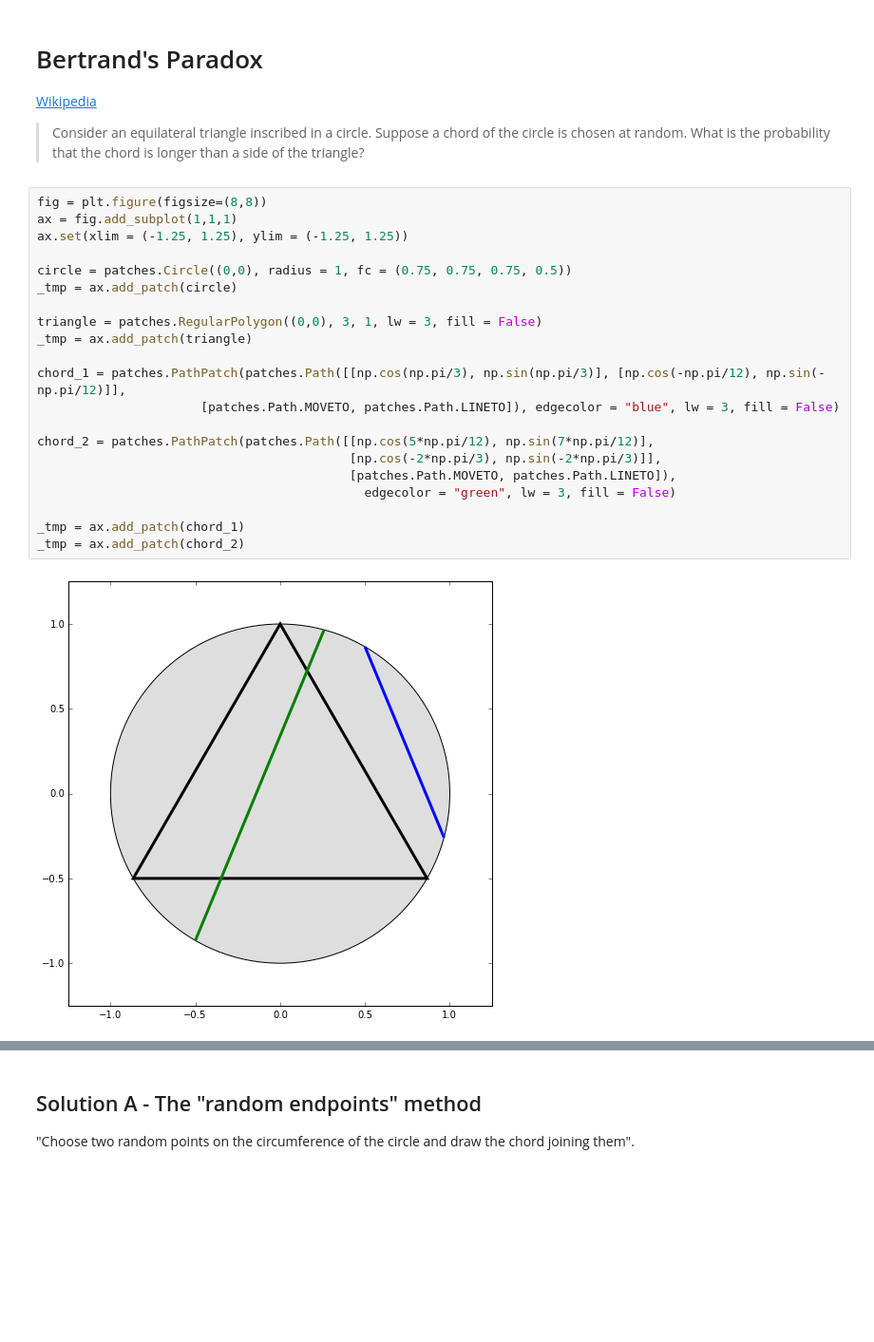
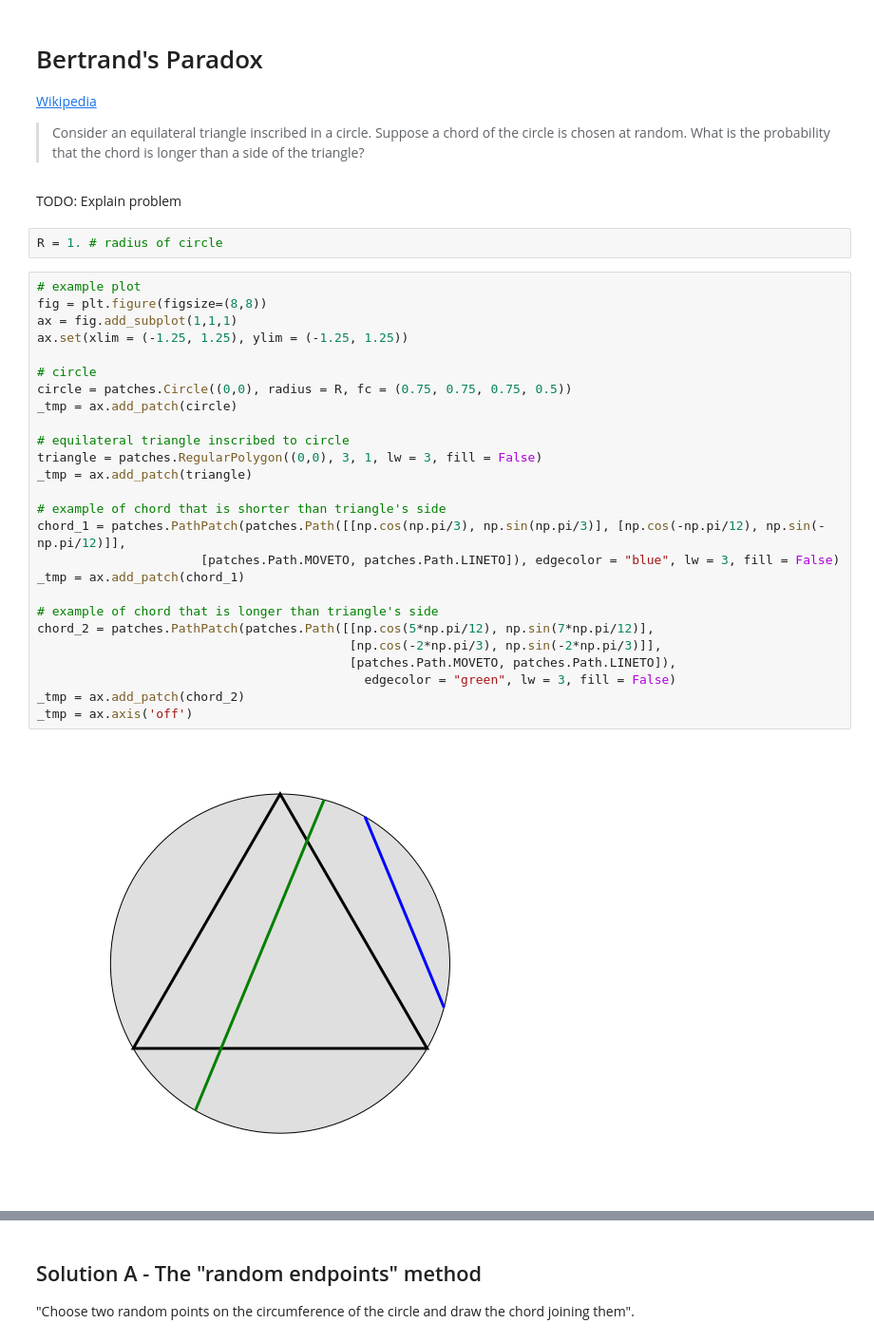
Before and after one commit to mmathioudakis/probability_playground, a Jupyter notebook: probability_playground.ipynb, the cells around one changed output, grey strips where cells are left out. Shown: that part at 95% size. Drawn from its saved outputs; the diff is of its cells as text; blank space fills up the shorter version.

```diff
--- a/probability_playground.ipynb
+++ b/probability_playground.ipynb
@@ -197,29 +197,38 @@ _tmp = ax.bar([1], [100*chances_after], width = 0.5, align = "center", color = "
  > Consider an equilateral triangle inscribed in a circle. Suppose a chord of the circle is chosen at random. What is the probability that the chord is longer than a side of the triangle?
 
 [1]: https://en.wikipedia.org/wiki/Bertrand_paradox_(probability)
+# %% [markdown]
+TODO: Explain problem
+# %%
+R = 1. # radius of circle
 # %%
+# example plot
 fig = plt.figure(figsize=(8,8))
 ax = fig.add_subplot(1,1,1)
 ax.set(xlim = (-1.25, 1.25), ylim = (-1.25, 1.25))
 
-circle = patches.Circle((0,0), radius = 1, fc = (0.75, 0.75, 0.75, 0.5))
+# circle
+circle = patches.Circle((0,0), radius = R, fc = (0.75, 0.75, 0.75, 0.5))
 _tmp = ax.add_patch(circle)
 
+# equilateral triangle inscribed to circle
 triangle = patches.RegularPolygon((0,0), 3, 1, lw = 3, fill = False)
 _tmp = ax.add_patch(triangle)
 
+# example of chord that is shorter than triangle's side
 chord_1 = patches.PathPatch(patches.Path([[np.cos(np.pi/3), np.sin(np.pi/3)], [np.cos(-np.pi/12), np.sin(-np.pi/12)]],
                       [patches.Path.MOVETO, patches.Path.LINETO]), edgecolor = "blue", lw = 3, fill = False)
+_tmp = ax.add_patch(chord_1)
 
+# example of chord that is longer than triangle's side
 chord_2 = patches.PathPatch(patches.Path([[np.cos(5*np.pi/12), np.sin(7*np.pi/12)],
                                           [np.cos(-2*np.pi/3), np.sin(-2*np.pi/3)]],
                                           [patches.Path.MOVETO, patches.Path.LINETO]),
                                             edgecolor = "green", lw = 3, fill = False)
-
-_tmp = ax.add_patch(chord_1)
 _tmp = ax.add_patch(chord_2)
+_tmp = ax.axis('off')
 # %% [output]
-[figure, old version]
+[figure, new version]
 # %%
 def l2dist(array_a, array_b):
     assert(len(array_a) == len(array_b))
```
Also changed, not shown: parts of 4 cells of this notebook.
